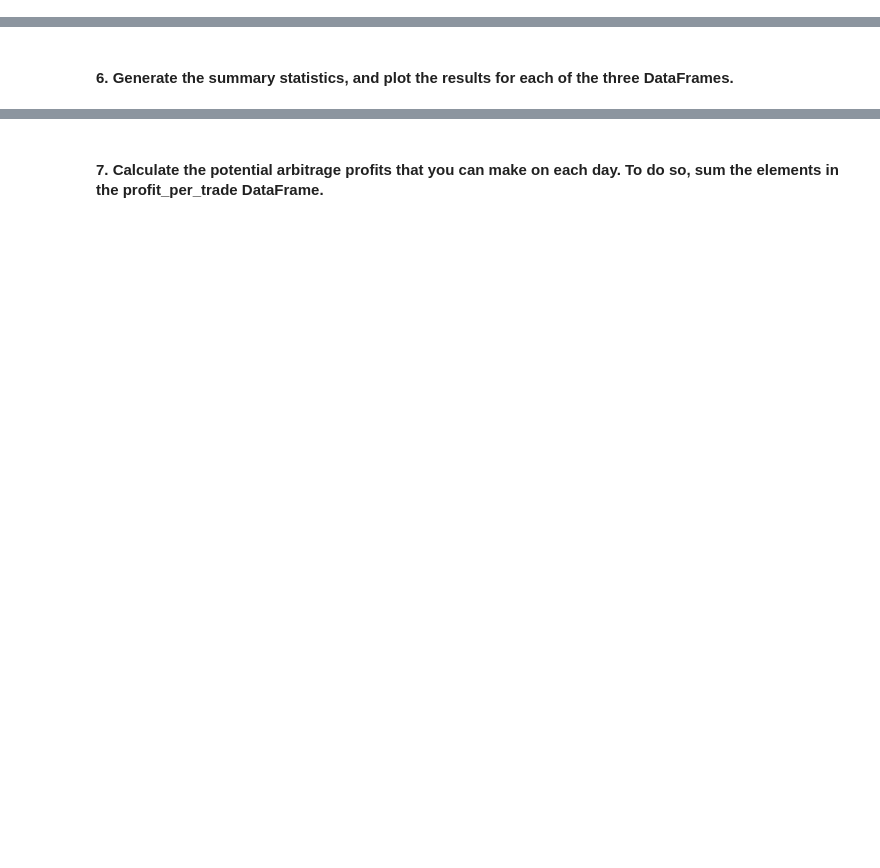
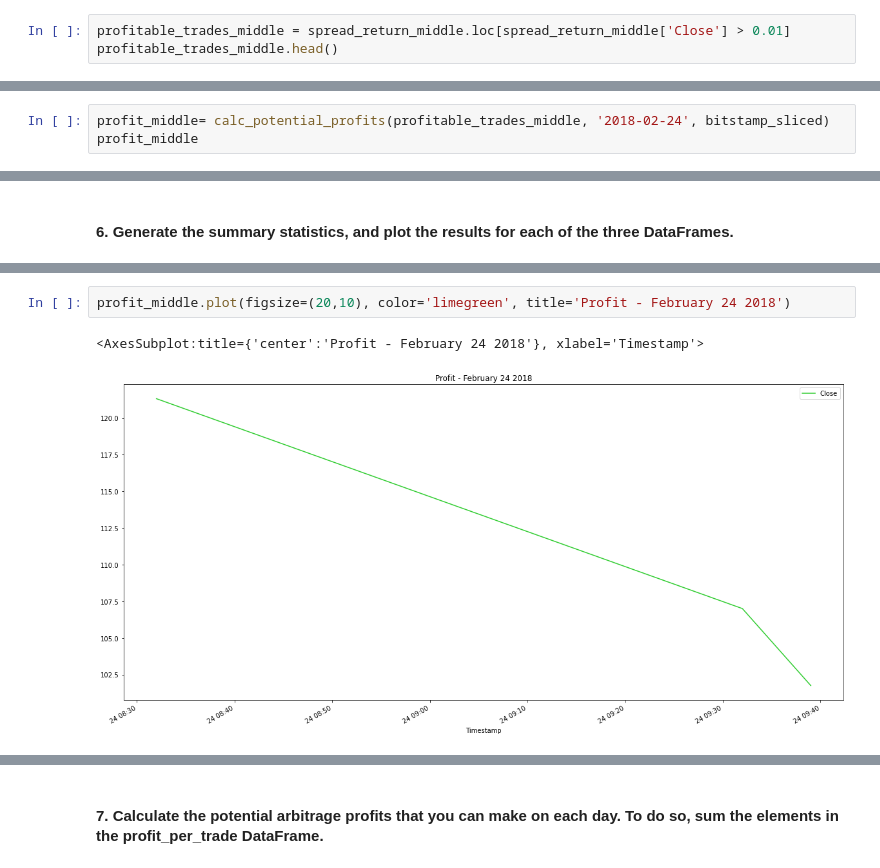
Before and after one commit to msashokkumar/03_crypto_arbitrage, a Jupyter notebook: crypto_arbitrage.ipynb, the cells around one changed output, grey strips where cells are left out. Cells and saved outputs as stored; diff of their text form; blank space fills up the shorter version.

```diff
--- a/crypto_arbitrage.ipynb
+++ b/crypto_arbitrage.ipynb
@@ -607,0 +607,3 @@ Name: Close, dtype: float64
+# %%
+profitable_trades_middle = spread_return_middle.loc[spread_return_middle['Close'] > 0.01]
+profitable_trades_middle.head()
@@ -649,0 +709,3 @@ Name: Close, Length: 73, dtype: float64
+# %%
+profit_middle= calc_potential_profits(profitable_trades_middle, '2018-02-24', bitstamp_sliced)
+profit_middle
@@ -670,0 +755,5 @@ Name: Close, dtype: float64
+# %%
+profit_middle.plot(figsize=(20,10), color='limegreen', title='Profit - February 24 2018')
+# %% [output]
+<AxesSubplot:title={'center':'Profit - February 24 2018'}, xlabel='Timestamp'>
+[figure, added]
```
Also changed, not shown: parts of 33 cells of this notebook.
